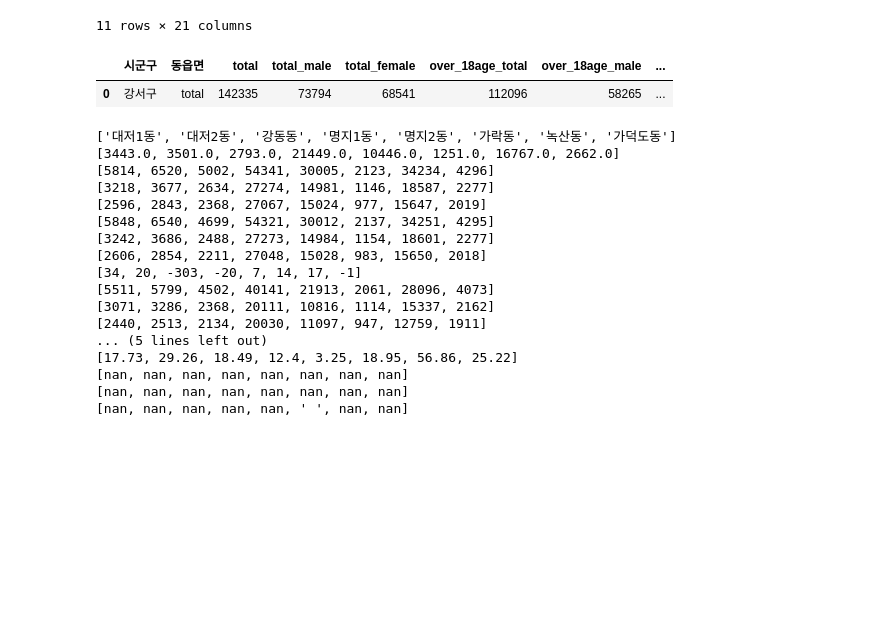
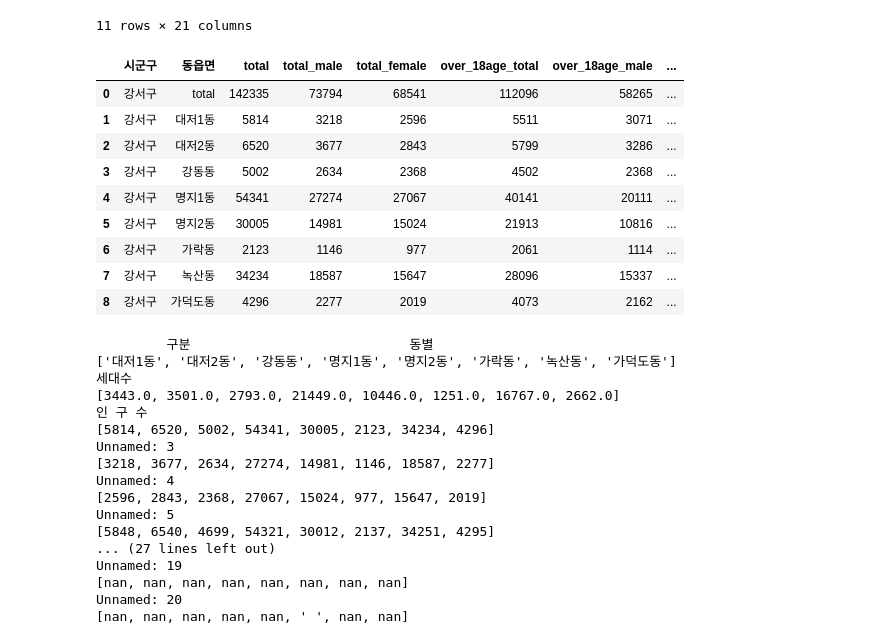
Before and after one commit to Lucky-Books/Lucky-Books-Data-Processing, a Jupyter notebook: data-preprocessing.ipynb, the cells around one changed output. Saved outputs shown, nothing was run; the diff lists cells and outputs as text; code cells hidden in the pictures; blank space fills up the shorter version.

```diff
--- a/data-preprocessing.ipynb
+++ b/data-preprocessing.ipynb
@@ -117,56 +117,88 @@ new_df_head = pd.DataFrame.from_dict(data=new_data_head, orient='columns')
 
 df_list.append(new_df_head)
 
 new_df = {
     '시군구': [],
     '동읍면': [],
     'total': [],
     'total_male': [],
     'total_female': [],
     'over_18age_total': [],
     'over_18age_male': [],
     'over_18age_female': [],
     'over_65age_total': [],
     'over_65age_male': [],
     'over_65age_female': [],
 }
 
-idx = 0
 for k, v in df_gangseogu[3:].items():
     l = []
     for i in v:
         l.append(i)
 
+    if '동별' in k:
+        new_df['동읍면'] = l
+    elif '인 구 수' == k:
+        new_df['total'] = l
+    elif ' 3' in k:
+        new_df['total_male'] = l
+    elif ' 4' in k:
+        new_df['total_female'] = l
+    elif '18세이상' in k:
+        new_df['over_18age_total'] = l
+    elif '10' in k:
+        new_df['over_18age_male'] = l
+    elif '11' in k:
+        new_df['over_18age_female'] = l
+    elif '65세이상' in k:
+        new_df['over_65age_total'] = l
+    elif '13' in k:
+        new_df['over_65age_male'] = l
+    elif '14' in k:
+        new_df['over_65age_female'] = l
+
 for i in range(len(new_df['동읍면'])):
     new_df['시군구'].append('강서구')
 
+new_df = pd.DataFrame.from_dict(data=new_df, orient='columns')
+df_list.append(new_df)
+
 df_all = pd.concat(df_list, ignore_index=True)
 display(df_all)
 # %% [output]
 |  | 시군구 | 동읍면 | total | total_male | total_female | over_18age_total | over_18age_male | ... |
 | 0 | 강서구 | total | 142335 | 73794 | 68541 | 112096 | 58265 | ... |
+| 1 | 강서구 | 대저1동 | 5814 | 3218 | 2596 | 5511 | 3071 | ... |
+| 2 | 강서구 | 대저2동 | 6520 | 3677 | 2843 | 5799 | 3286 | ... |
+| 3 | 강서구 | 강동동 | 5002 | 2634 | 2368 | 4502 | 2368 | ... |
+| 4 | 강서구 | 명지1동 | 54341 | 27274 | 27067 | 40141 | 20111 | ... |
+| 5 | 강서구 | 명지2동 | 30005 | 14981 | 15024 | 21913 | 10816 | ... |
+| 6 | 강서구 | 가락동 | 2123 | 1146 | 977 | 2061 | 1114 | ... |
+| 7 | 강서구 | 녹산동 | 34234 | 18587 | 15647 | 28096 | 15337 | ... |
+| 8 | 강서구 | 가덕도동 | 4296 | 2277 | 2019 | 4073 | 2162 | ... |
 # %%
 
 for k, v in df_gangseogu[3:].items():
+    print(k)
     l = []
     for i in v:
         l.append(i)
     print(l)
 # %% [output]
+         구분                            동별
 ['대저1동', '대저2동', '강동동', '명지1동', '명지2동', '가락동', '녹산동', '가덕도동']
+세대수
 [3443.0, 3501.0, 2793.0, 21449.0, 10446.0, 1251.0, 16767.0, 2662.0]
+인 구 수
 [5814, 6520, 5002, 54341, 30005, 2123, 34234, 4296]
+Unnamed: 3
 [3218, 3677, 2634, 27274, 14981, 1146, 18587, 2277]
+Unnamed: 4
 [2596, 2843, 2368, 27067, 15024, 977, 15647, 2019]
+Unnamed: 5
 [5848, 6540, 4699, 54321, 30012, 2137, 34251, 4295]
-[3242, 3686, 2488, 27273, 14984, 1154, 18601, 2277]
-[2606, 2854, 2211, 27048, 15028, 983, 15650, 2018]
-[34, 20, -303, -20, 7, 14, 17, -1]
-[5511, 5799, 4502, 40141, 21913, 2061, 28096, 4073]
-[3071, 3286, 2368, 20111, 10816, 1114, 15337, 2162]
-[2440, 2513, 2134, 20030, 11097, 947, 12759, 1911]
-... (5 lines left out)
-[17.73, 29.26, 18.49, 12.4, 3.25, 18.95, 56.86, 25.22]
+... (27 lines left out)
+Unnamed: 19
 [nan, nan, nan, nan, nan, nan, nan, nan]
-[nan, nan, nan, nan, nan, nan, nan, nan]
+Unnamed: 20
 [nan, nan, nan, nan, nan, ' ', nan, nan]
```
Also changed, not shown: 1 other file.
